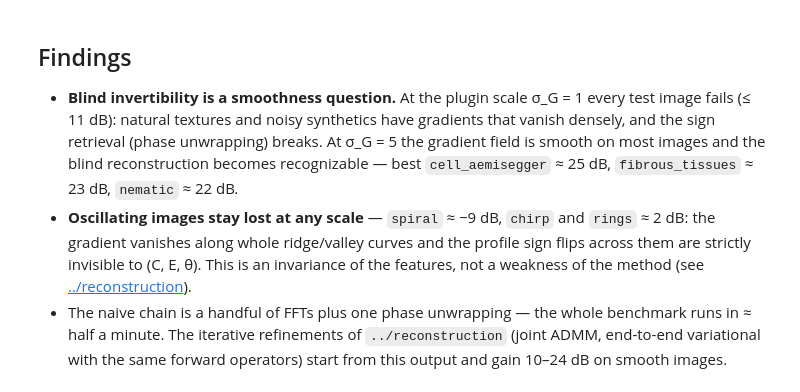
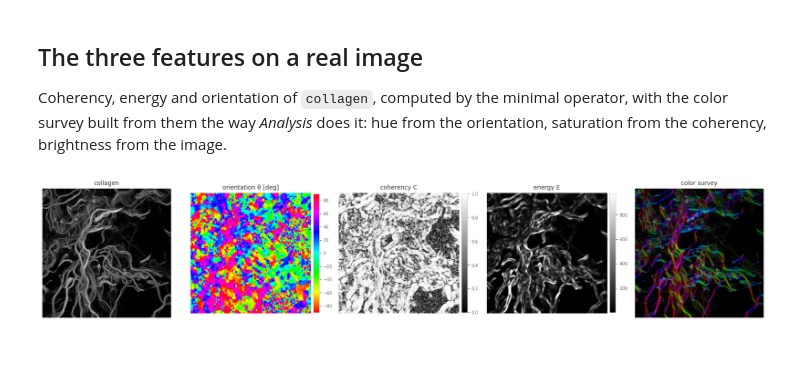
Before and after one commit to Biomedical-Imaging-Group/OrientationJ, a Jupyter notebook: assessment/gst_operator/gst_operator.ipynb, the cells around one changed output. Cells and saved outputs as stored; diff of their text form; code cells hidden in the pictures; blank space fills up the shorter version.

```diff
--- a/assessment/gst_operator/gst_operator.ipynb
+++ b/assessment/gst_operator/gst_operator.ipynb
@@ -113,0 +126,24 @@ the oscillating ones (chirp, rings, spiral) stay lost at any scale.
+# %%
+rows = []
+maps = {}
+for name in names:
+    image = oj.load(os.path.join(INPUT, 'images', name + '.tif'))
+    mask = tifffile.imread(os.path.join(INPUT, 'masks', name + '.tif')) > 0
+    C, E, theta = features(image, sigma=SIGMA, sigma_gradient=SIGMA_GRADIENT)
+    reference = oj.analysis(image, sigma=SIGMA)
+    difference = np.abs(axial_difference(theta, reference['orientation']))[mask]
+    rows.append({
+        'image': name,
+        'median |dtheta| [deg]': round(float(np.median(difference)), 3),
+        '90th pct [deg]': round(float(np.percentile(difference, 90)), 3),
+        'coherency corr.': round(float(np.corrcoef(
+            C[mask], reference['coherency'][mask])[0, 1]), 4),
+        'energy corr.': round(float(np.corrcoef(
+            E[mask], reference['energy'][mask])[0, 1]), 4)})
+    maps[name] = (C, E, theta)
+    print('.', end='', flush=True)
+
+agreement = pd.DataFrame(rows).sort_values('median |dtheta| [deg]')
+agreement.to_csv('agreement.csv', index=False)
+print()
+agreement
@@ -163,19 +244,29 @@ plt.show()
 # %% [markdown]
-## Findings
+## The three features on a real image
 
-- **Blind invertibility is a smoothness question.** At the plugin scale
-  σ_G = 1 every test image fails (≤ 11 dB): natural textures and noisy
-  synthetics have gradients that vanish densely, and the sign retrieval
-  (phase unwrapping) breaks. At σ_G = 5 the gradient field is smooth on most
-  images and the blind reconstruction becomes recognizable — best
-  `cell_aemisegger` ≈ 25 dB, `fibrous_tissues` ≈ 23 dB, `nematic` ≈ 22 dB.
-- **Oscillating images stay lost at any scale** — `spiral` ≈ −9 dB, `chirp`
-  and `rings` ≈ 2 dB: the gradient vanishes along whole ridge/valley curves
-  and the profile sign flips across them are strictly invisible to (C, E, θ).
-  This is an invariance of the features, not a weakness of the method
-  (see [../reconstruction](../reconstruction/reconstruction.ipynb)).
-- The naive chain is a handful of FFTs plus one phase unwrapping — the whole
-  benchmark runs in ≈ half a minute. The iterative refinements of
-  `../reconstruction` (joint ADMM, end-to-end variational with the same
-  forward operators) start from this output and gain 10–24 dB on smooth
-  images.
+Coherency, energy and orientation of `collagen`, computed by the minimal
+operator, with the color survey built from them the way *Analysis* does it: hue
+from the orientation, saturation from the coherency, brightness from the image.
+# %%
+image = oj.load(os.path.join(INPUT, 'images', 'collagen.tif'))
+C, E, theta = features(image, sigma=SIGMA, sigma_gradient=SIGMA_GRADIENT)
+survey = oj.survey(image, {'orientation': theta.astype(np.float32),
+                           'coherency': C.astype(np.float32)})
+
+fig, axes = plt.subplots(1, 5, figsize=(17, 3.6))
+for ax, (array, cmap, title, kw) in zip(axes, [
+        (image, 'gray', 'collagen', {}),
+        (np.degrees(theta), 'hsv', 'orientation θ [deg]', dict(vmin=-90, vmax=90)),
+        (C, 'gray', 'coherency C', dict(vmin=0, vmax=1)),
+        (E, 'gray', 'energy E', dict(vmax=np.percentile(E, 99.5))),
+        (survey, None, 'color survey', {})]):
+    m = ax.imshow(array, cmap=cmap, **kw)
+    ax.set_title(title)
+    ax.axis('off')
+    if cmap in ('hsv', 'gray') and title != 'collagen':
+        fig.colorbar(m, ax=ax, fraction=0.046, pad=0.02).ax.tick_params(labelsize=7)
+fig.tight_layout()
+fig.savefig('operator-features.png', dpi=150, bbox_inches='tight')
+plt.show()
+# %% [output]
+[figure, added]
```
Also changed, not shown: parts of 14 cells of this notebook, 28 other files.
